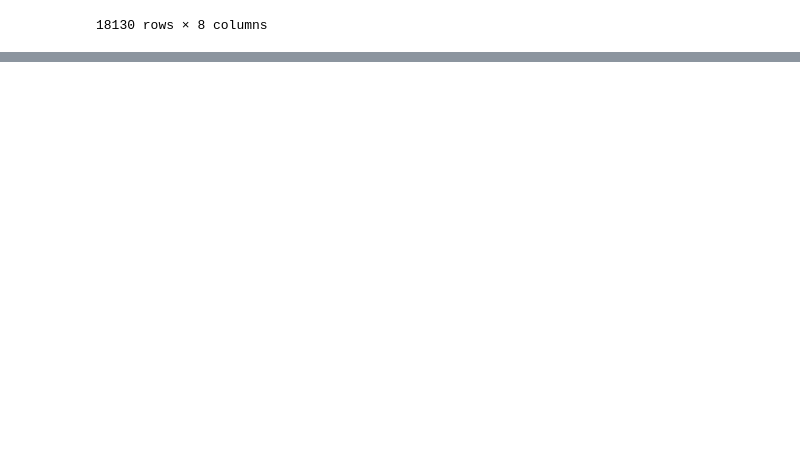
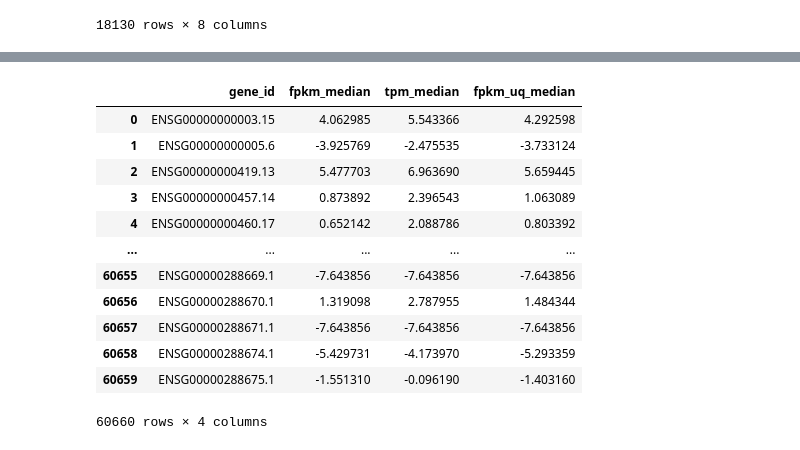
Before and after one commit to IloDan/GX_alBERTo, a Jupyter notebook: data_manipulation/ennesimo.ipynb, the cells around one changed output, grey strips where cells are left out. Saved outputs shown, nothing was run; the diff lists cells and outputs as text; code cells hidden in the pictures; blank space fills up the shorter version.

```diff
--- a/data_manipulation/ennesimo.ipynb
+++ b/data_manipulation/ennesimo.ipynb
@@ -184,0 +211,17 @@ result.to_csv('../dataset/FINITOPD.csv', index=False)
+# %%
+patient = pd.read_csv('../dataset/Dataset_median.csv', sep=',')
+patient
+# %% [output]
+|  | gene_id | fpkm_median | tpm_median | fpkm_uq_median |
+| 0 | ENSG00000000003.15 | 4.062985 | 5.543366 | 4.292598 |
+| 1 | ENSG00000000005.6 | -3.925769 | -2.475535 | -3.733124 |
+| 2 | ENSG00000000419.13 | 5.477703 | 6.963690 | 5.659445 |
+| 3 | ENSG00000000457.14 | 0.873892 | 2.396543 | 1.063089 |
+| 4 | ENSG00000000460.17 | 0.652142 | 2.088786 | 0.803392 |
+| ... | ... | ... | ... | ... |
+| 60655 | ENSG00000288669.1 | -7.643856 | -7.643856 | -7.643856 |
+| 60656 | ENSG00000288670.1 | 1.319098 | 2.787955 | 1.484344 |
+| 60657 | ENSG00000288671.1 | -7.643856 | -7.643856 | -7.643856 |
+| 60658 | ENSG00000288674.1 | -5.429731 | -4.173970 | -5.293359 |
+| 60659 | ENSG00000288675.1 | -1.551310 | -0.096190 | -1.403160 |
+60660 rows × 4 columns
```
Also changed, not shown: parts of 4 cells of this notebook, 2 other files.
